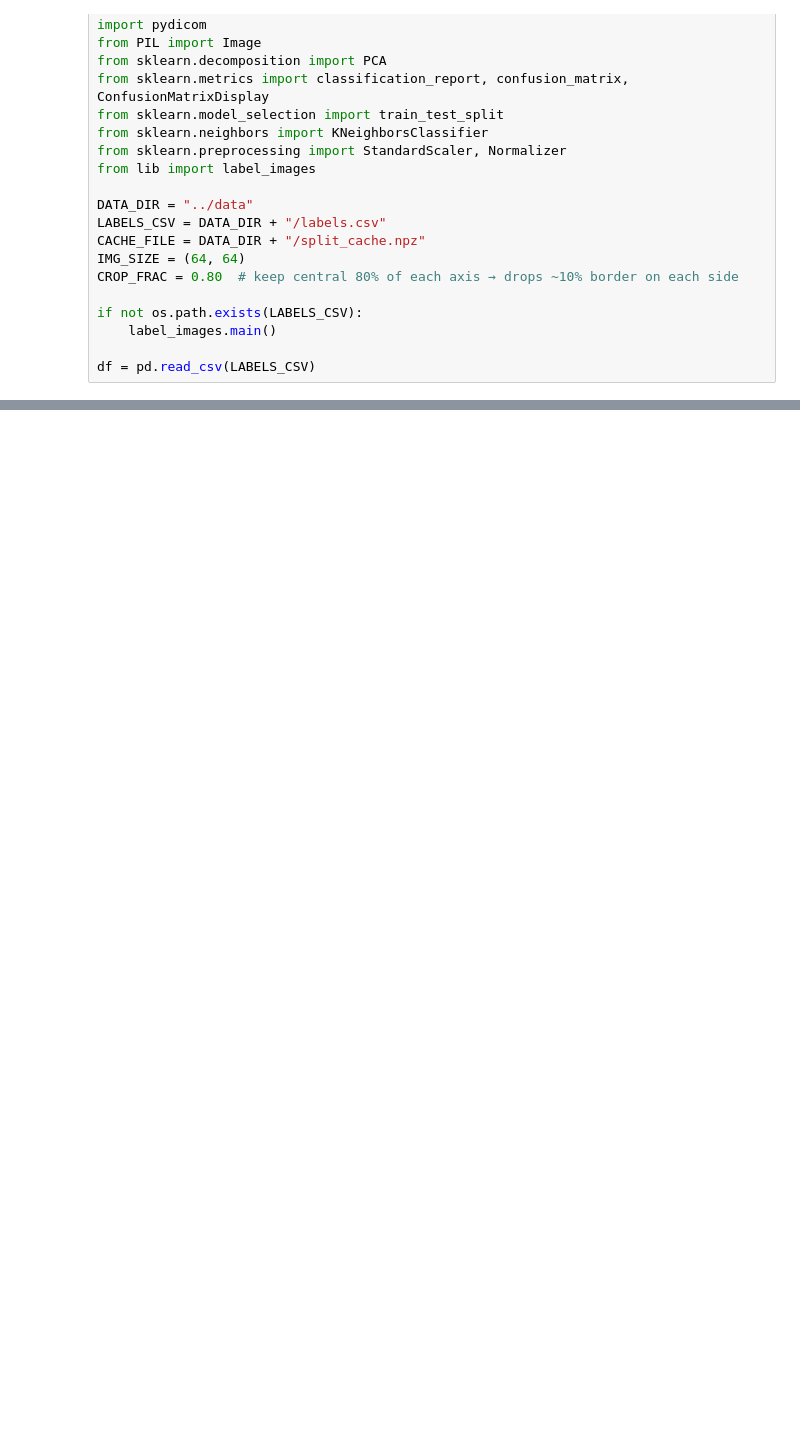
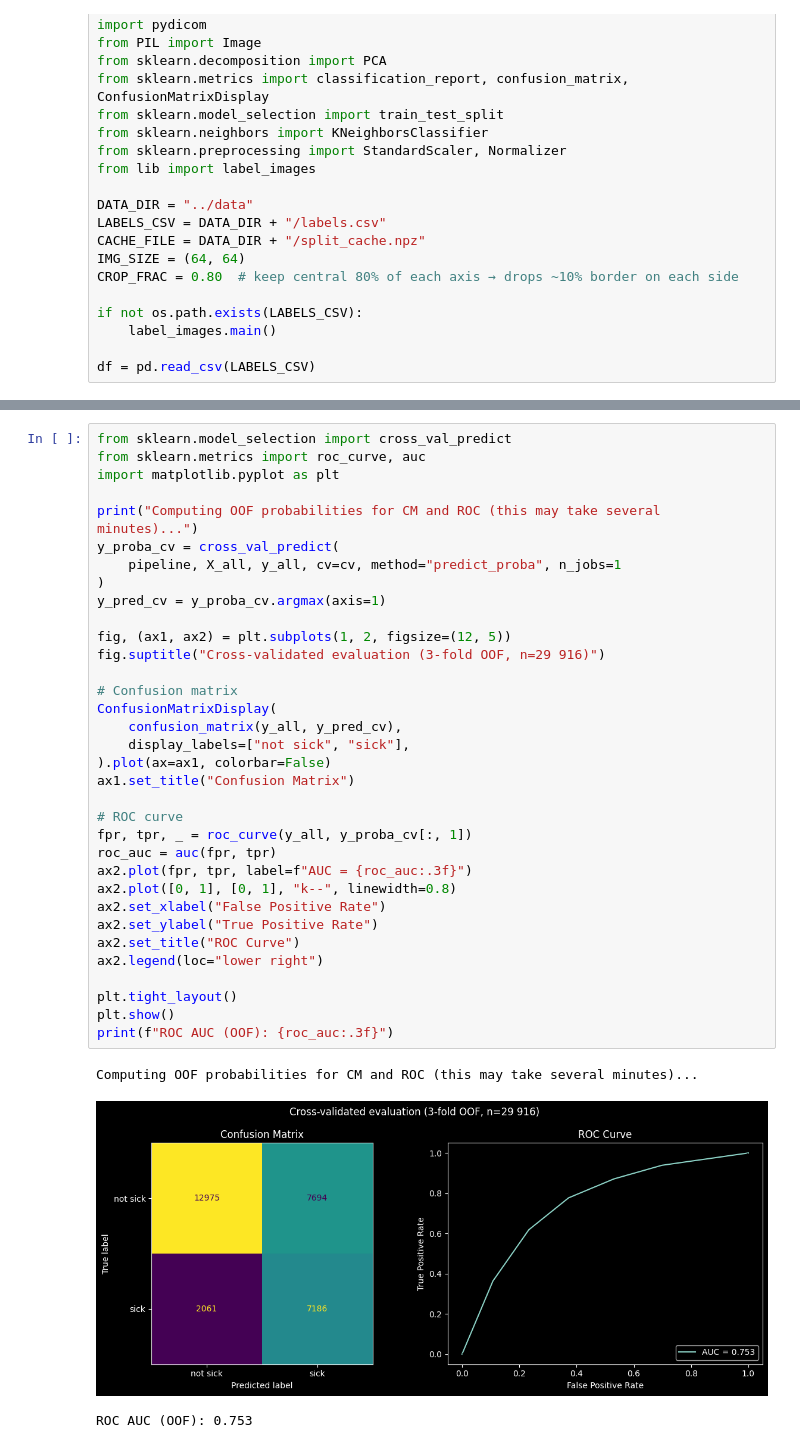
Before and after one commit to Germainch/2018-pneumonia, a Jupyter notebook: notebooks/2_knn.ipynb, the cells around one changed output, grey strips where cells are left out. Drawn from its saved outputs; the diff is of its cells as text; blank space fills up the shorter version.

```diff
--- a/notebooks/2_knn.ipynb
+++ b/notebooks/2_knn.ipynb
@@ -105,3 +145,41 @@ weighted avg       0.74      0.66      0.67      5984
+# %%
+from sklearn.model_selection import cross_val_predict
+from sklearn.metrics import roc_curve, auc
+import matplotlib.pyplot as plt
+
+print("Computing OOF probabilities for CM and ROC (this may take several minutes)...")
+y_proba_cv = cross_val_predict(
+    pipeline, X_all, y_all, cv=cv, method="predict_proba", n_jobs=1
+)
+y_pred_cv = y_proba_cv.argmax(axis=1)
+
+fig, (ax1, ax2) = plt.subplots(1, 2, figsize=(12, 5))
+fig.suptitle("Cross-validated evaluation (3-fold OOF, n=29 916)")
+
+# Confusion matrix
+ConfusionMatrixDisplay(
+    confusion_matrix(y_all, y_pred_cv),
+    display_labels=["not sick", "sick"],
+).plot(ax=ax1, colorbar=False)
+ax1.set_title("Confusion Matrix")
+
+# ROC curve
+fpr, tpr, _ = roc_curve(y_all, y_proba_cv[:, 1])
+roc_auc = auc(fpr, tpr)
+ax2.plot(fpr, tpr, label=f"AUC = {roc_auc:.3f}")
+ax2.plot([0, 1], [0, 1], "k--", linewidth=0.8)
+ax2.set_xlabel("False Positive Rate")
+ax2.set_ylabel("True Positive Rate")
+ax2.set_title("ROC Curve")
+ax2.legend(loc="lower right")
+
+plt.tight_layout()
+plt.show()
+print(f"ROC AUC (OOF): {roc_auc:.3f}")
+# %% [output]
+Computing OOF probabilities for CM and ROC (this may take several minutes)...
+[figure, added]
+ROC AUC (OOF): 0.753
 # %%
 from matplotlib import pyplot as plt
 
```
Also changed, not shown: parts of 4 cells of this notebook, 1 other file.
